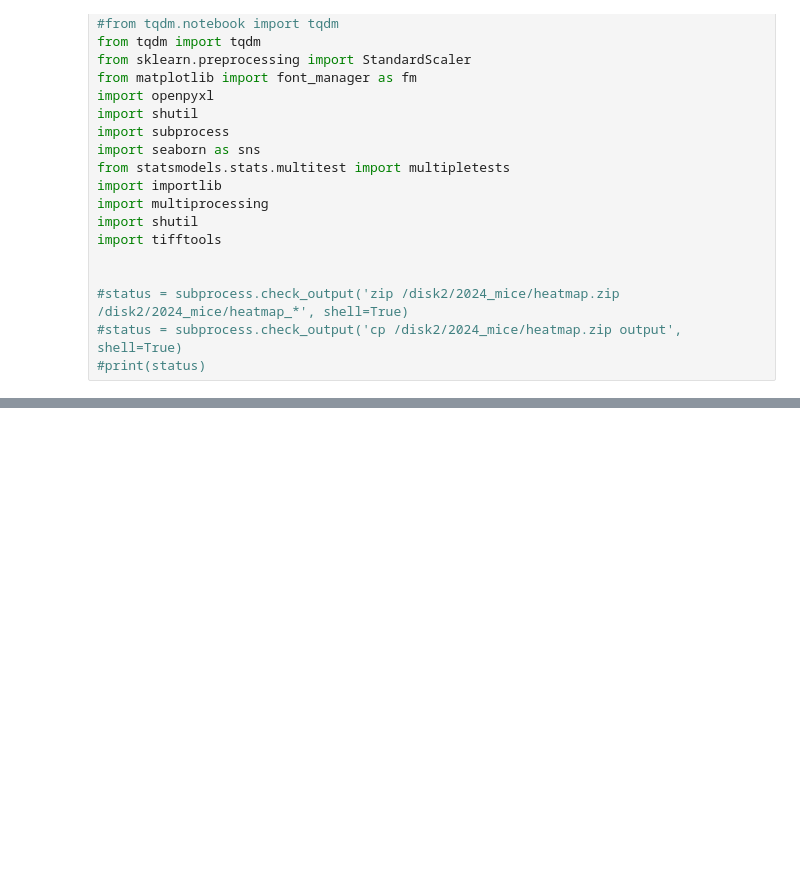
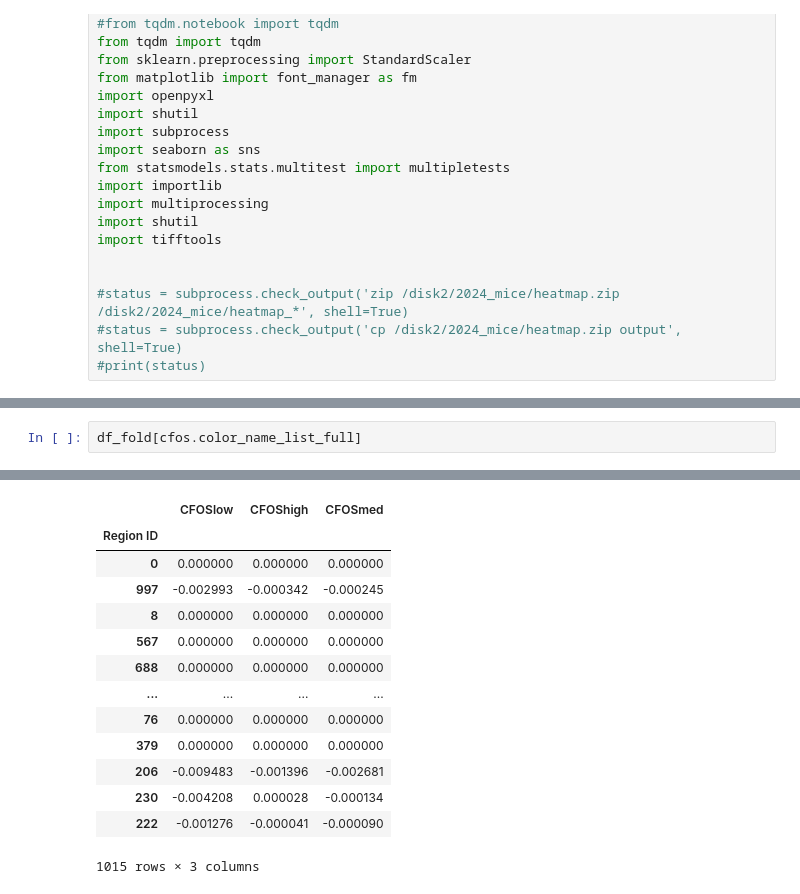
Before and after one commit to jhahncs/brain-slice-render, a Jupyter notebook: cfos/cfos_analysis.ipynb, the cells around one changed output, grey strips where cells are left out. Drawn from its saved outputs; the diff is of its cells as text; blank space fills up the shorter version.

```diff
--- a/cfos/cfos_analysis.ipynb
+++ b/cfos/cfos_analysis.ipynb
@@ -262,0 +282,3 @@ the number of jobs:3
+# %%
+df_fold[cfos.color_name_list_full]
+# %% [output]
@@ -262,0 +286,14 @@ the number of jobs:3
+|  | CFOSlow | CFOShigh | CFOSmed |
+| Region ID |  |  |  |
+| 0 | 0.000000 | 0.000000 | 0.000000 |
+| 997 | -0.002993 | -0.000342 | -0.000245 |
+| 8 | 0.000000 | 0.000000 | 0.000000 |
+| 567 | 0.000000 | 0.000000 | 0.000000 |
+| 688 | 0.000000 | 0.000000 | 0.000000 |
+| ... | ... | ... | ... |
+| 76 | 0.000000 | 0.000000 | 0.000000 |
+| 379 | 0.000000 | 0.000000 | 0.000000 |
+| 206 | -0.009483 | -0.001396 | -0.002681 |
+| 230 | -0.004208 | 0.000028 | -0.000134 |
+| 222 | -0.001276 | -0.000041 | -0.000090 |
+1015 rows × 3 columns
```
Also changed, not shown: parts of 6 cells of this notebook, 4 other files.
